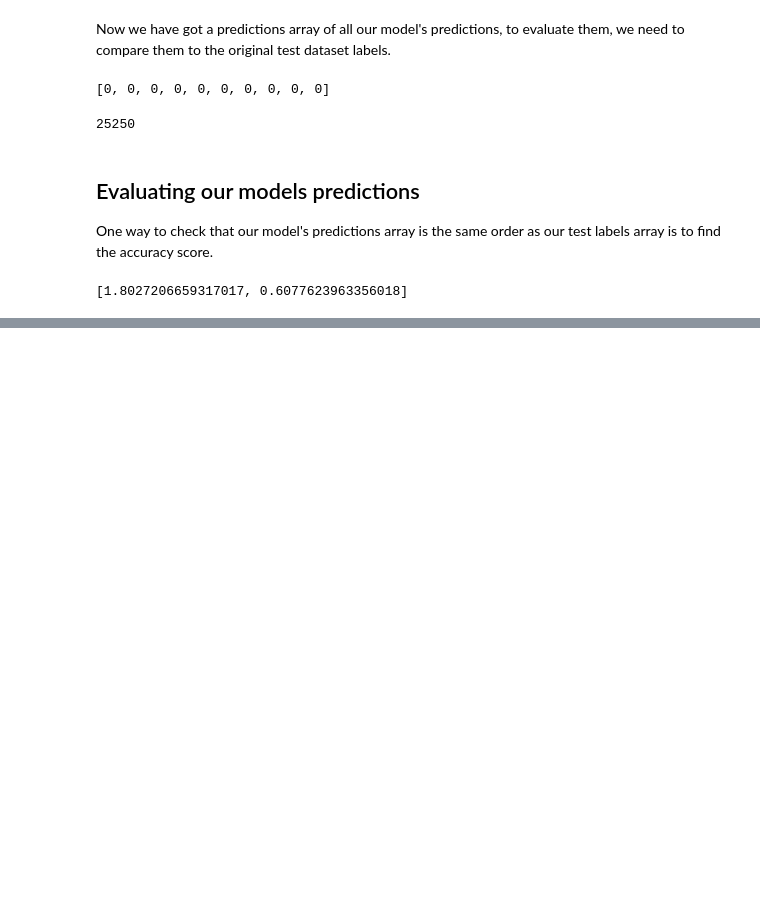
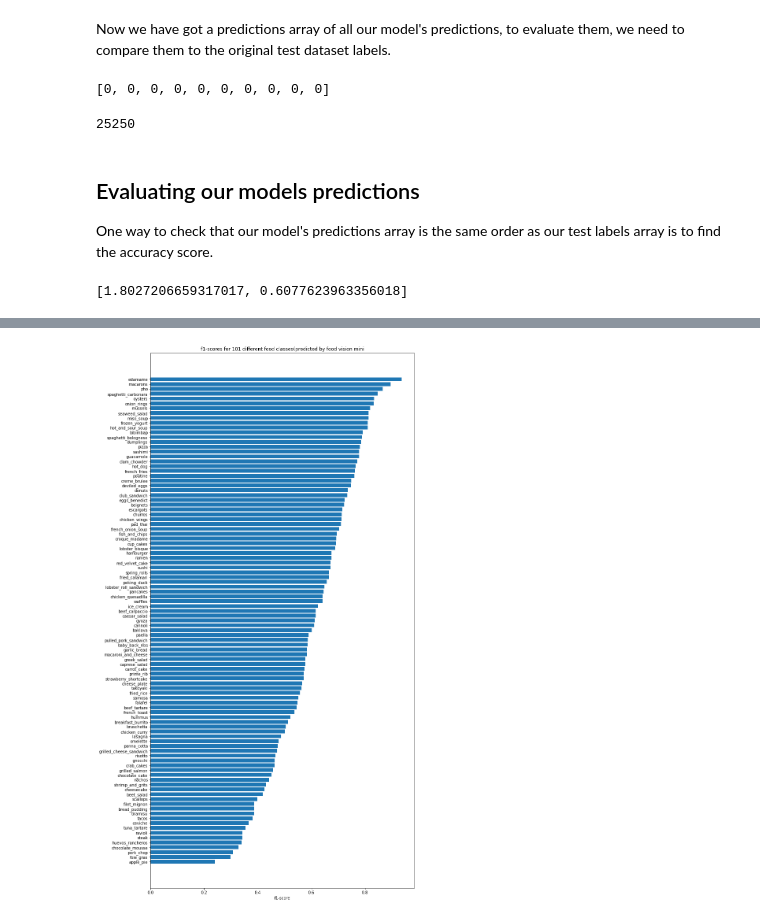
Before and after one commit to Kennedy87670/Introduction-to-ML-DP, a Jupyter notebook: 06_transfer_learning_in_tensorflow_part_3_scaling_up.ipynb, the cells around one changed output, grey strips where cells are left out. Saved outputs shown, nothing was run; the diff lists cells and outputs as text; code cells hidden in the pictures; blank space fills up the shorter version.

```diff
--- a/06_transfer_learning_in_tensorflow_part_3_scaling_up.ipynb
+++ b/06_transfer_learning_in_tensorflow_part_3_scaling_up.ipynb
@@ -502,0 +521,5 @@ results_downloaded_model
+# %%
+# Get a list of names
+class_names = test_data.class_names
+
+class_names[:10]
@@ -502,0 +661,4 @@ results_downloaded_model
+# %%
+# Getting a dictionary of the classification report
+classification_report_dict= classification_report(y_labels,pred_classes, output_dict=True)
+classification_report_dict
@@ -502,0 +685,14 @@ results_downloaded_model
+# %%
+# Create empty dic
+
+class_f1_score = {}
+
+#loop throught clasificatio report dictionary items
+for k, v in classification_report_dict.items():
+  if k =='accuracy': # stop once we get to accuracy key
+    break
+  else:
+    # add class anmes and f1- scores to new dictionary
+    class_f1_score[class_names[int(k)]] = v['f1-score']
+
+class_f1_score
@@ -502,0 +717,5 @@ results_downloaded_model
+# %%
+# Turn f1-score into data frame for visualization
+import pandas as pd
+f1_scores = pd.DataFrame({'class_names': list(class_f1_score.keys()),
+                          "f1-score": list(class_f1_score.values())}).sort_values('f1-score', ascending =False)
@@ -502,0 +736,10 @@ results_downloaded_model
+# %%
+fig, ax = plt.subplots(figsize=(12,25))
+scores = ax.barh(range(len(f1_scores)), f1_scores['f1-score'].values)# get f1-score values
+ax.set_yticks(range(len(f1_scores)))
+ax.set_yticklabels(f1_scores['class_names'])
+ax.set_xlabel('f1-score')
+ax.set_title('f1-scores for 101 different food classes(predicted by food vision mini')
+ax.invert_yaxis(); # reverse the orde of our plot
+# %% [output]
+[figure, added]
```
Also changed, not shown: parts of 31 cells of this notebook.
